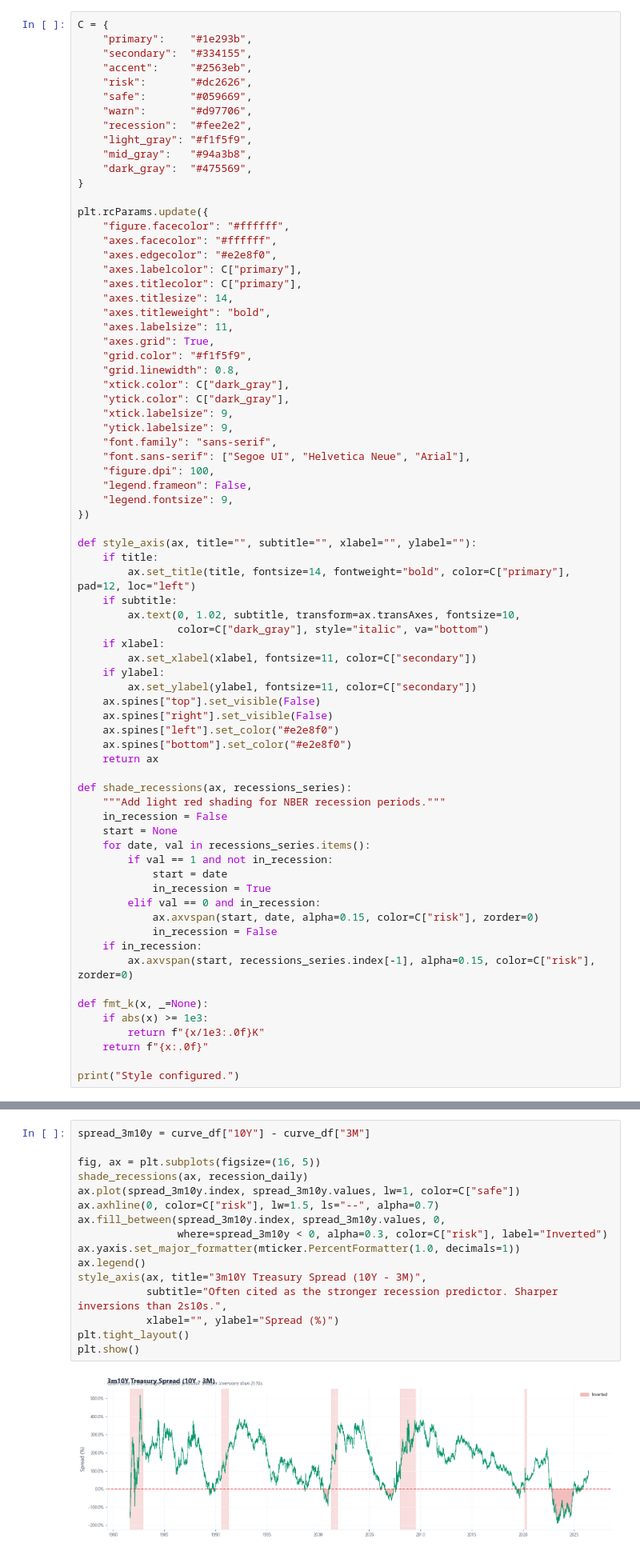
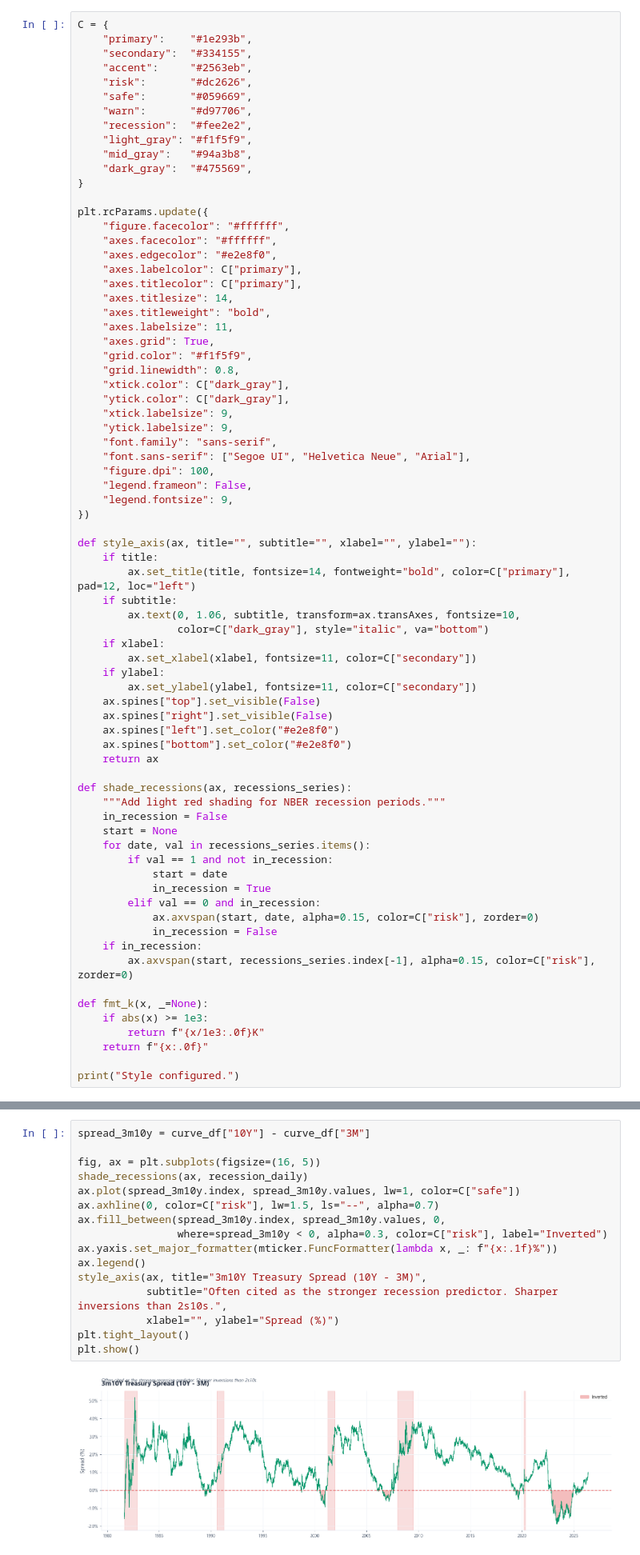
Before and after one commit to lenamonj/yield-curve-decoded, a Jupyter notebook: yield_curve_decoded.ipynb, the cells around one changed output, grey strips where cells are left out. Shown at 80% size. Cells and saved outputs as stored; diff of their text form.

Commit message:
fix: subtitle overlap and y-axis percent formatting across all charts

```diff
--- a/yield_curve_decoded.ipynb
+++ b/yield_curve_decoded.ipynb
@@ -72,7 +72,7 @@ def style_axis(ax, title="", subtitle="", xlabel="", ylabel=""):
     if title:
         ax.set_title(title, fontsize=14, fontweight="bold", color=C["primary"], pad=12, loc="left")
     if subtitle:
-        ax.text(0, 1.02, subtitle, transform=ax.transAxes, fontsize=10,
+        ax.text(0, 1.06, subtitle, transform=ax.transAxes, fontsize=10,
                 color=C["dark_gray"], style="italic", va="bottom")
     if xlabel:
         ax.set_xlabel(xlabel, fontsize=11, color=C["secondary"])
@@ -241,21 +241,21 @@ plt.show()
 # %%
 spread_3m10y = curve_df["10Y"] - curve_df["3M"]
 
 fig, ax = plt.subplots(figsize=(16, 5))
 shade_recessions(ax, recession_daily)
 ax.plot(spread_3m10y.index, spread_3m10y.values, lw=1, color=C["safe"])
 ax.axhline(0, color=C["risk"], lw=1.5, ls="--", alpha=0.7)
 ax.fill_between(spread_3m10y.index, spread_3m10y.values, 0,
                 where=spread_3m10y < 0, alpha=0.3, color=C["risk"], label="Inverted")
-ax.yaxis.set_major_formatter(mticker.PercentFormatter(1.0, decimals=1))
+ax.yaxis.set_major_formatter(mticker.FuncFormatter(lambda x, _: f"{x:.1f}%"))
 ax.legend()
 style_axis(ax, title="3m10Y Treasury Spread (10Y - 3M)",
            subtitle="Often cited as the stronger recession predictor. Sharper inversions than 2s10s.",
            xlabel="", ylabel="Spread (%)")
 plt.tight_layout()
 plt.show()
 # %% [output]
-[figure, old version]
+[figure, new version]
 # %%
 yearly_avg = curve_df.groupby(curve_df.index.year).mean()
 yearly_avg = yearly_avg[MATURITY_ORDER]
```
Also changed, not shown: parts of 10 cells of this notebook.
